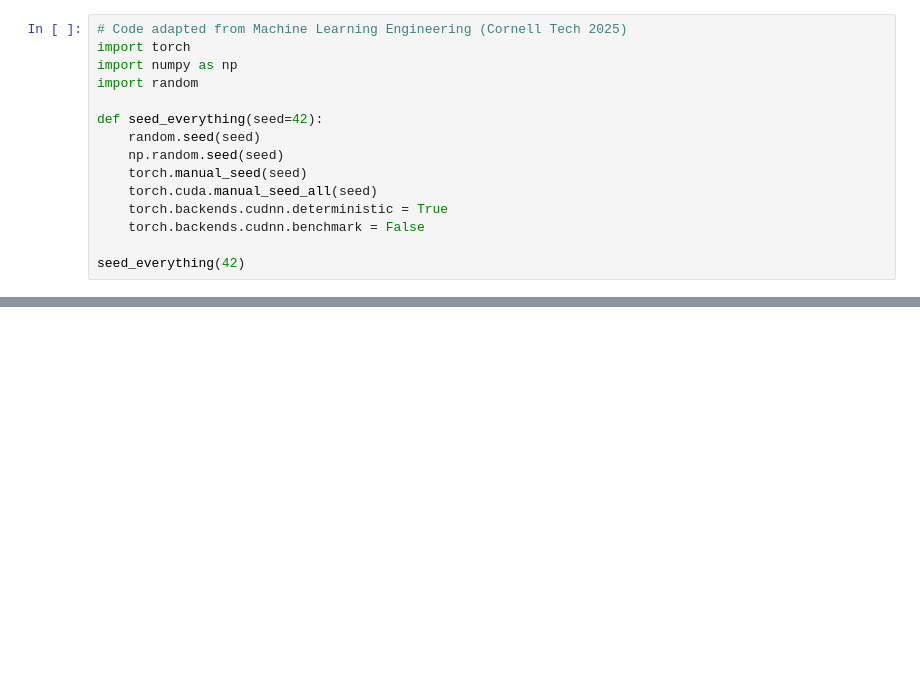
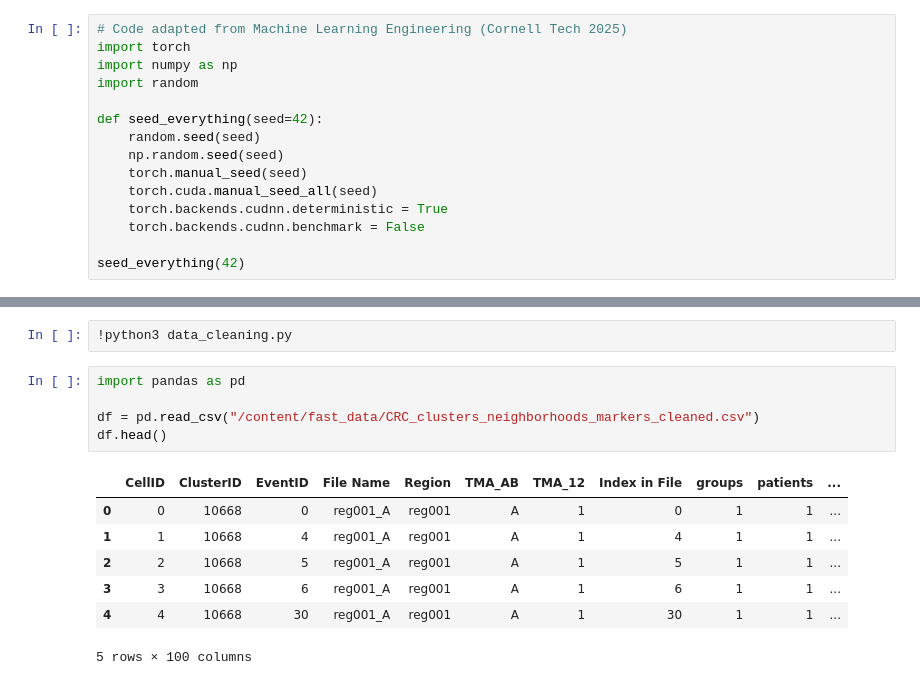
Before and after one commit to JiwonJJeong/CT-applied-machine-learning, a Jupyter notebook: exploration.ipynb, the cells around one changed output, grey strips where cells are left out. Drawn from its saved outputs; the diff is of its cells as text; blank space fills up the shorter version.

```diff
--- a/exploration.ipynb
+++ b/exploration.ipynb
@@ -55,0 +70,15 @@ unzip:  cannot find or open /content/drive/MyDrive/GoogleColab/dataforsptransfor
+# %%
+!python3 data_cleaning.py
+# %%
+import pandas as pd
+
+df = pd.read_csv("/content/fast_data/CRC_clusters_neighborhoods_markers_cleaned.csv")
+df.head()
+# %% [output]
+|  | CellID | ClusterID | EventID | File Name | Region | TMA_AB | TMA_12 | Index in File | groups | patients | ... |
+| 0 | 0 | 10668 | 0 | reg001_A | reg001 | A | 1 | 0 | 1 | 1 | ... |
+| 1 | 1 | 10668 | 4 | reg001_A | reg001 | A | 1 | 4 | 1 | 1 | ... |
+| 2 | 2 | 10668 | 5 | reg001_A | reg001 | A | 1 | 5 | 1 | 1 | ... |
+| 3 | 3 | 10668 | 6 | reg001_A | reg001 | A | 1 | 6 | 1 | 1 | ... |
+| 4 | 4 | 10668 | 30 | reg001_A | reg001 | A | 1 | 30 | 1 | 1 | ... |
+5 rows × 100 columns
```
Also changed, not shown: parts of 8 cells of this notebook.
